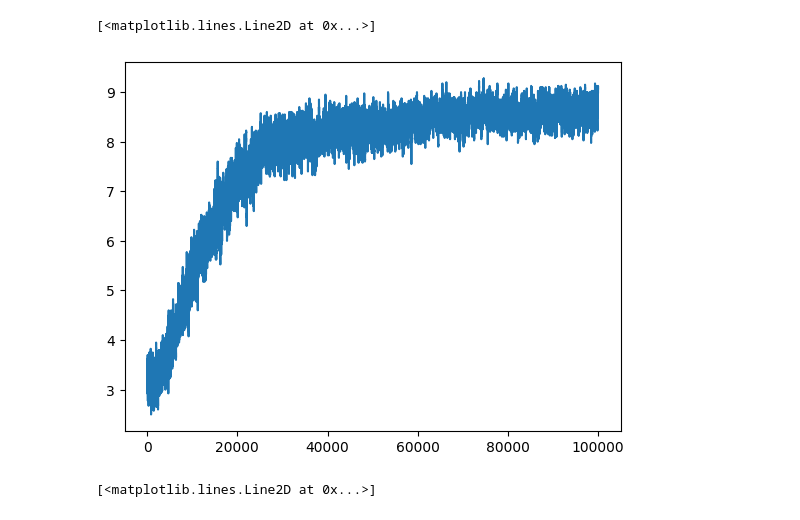
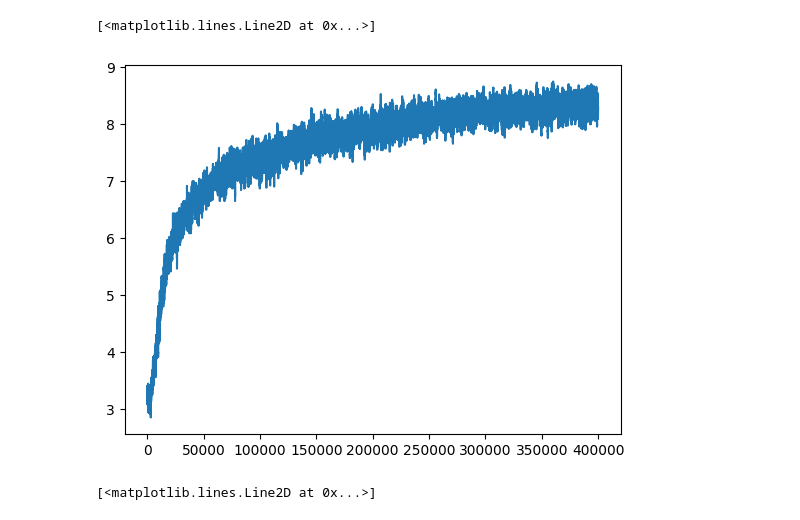
Before and after one commit to akshilpatel/tile-match-gym, a Jupyter notebook: src/tile_match_gym/working.ipynb, the cells around one changed output. Drawn from its saved outputs; the diff is of its cells as text; code cells hidden in the pictures.

```diff
--- a/src/tile_match_gym/working.ipynb
+++ b/src/tile_match_gym/working.ipynb
@@ -34,27 +14,0 @@ array([[3, 1, 5],
-# %%
-env = TileMatchEnv(4, 3, 5, 10, [], [], seed=1)
-env = OneHotWrapper(env)
-assert env.observation_space["board"].shape == (5 + 2, 4, 3)
-assert env.observation_space["num_moves_left"].n == 11
-
-obs, info = env.reset()
-
-assert np.array_equal(env.unwrapped.board.board[0], #
-                      np.array([[3, 1, 5],
-                                [3, 4, 1],
-                                [2, 5, 5],
-                                [5, 3, 2]]))
-
-
-# Check colours
-assert np.array_equal(obs["board"][:, 0, 0], np.array([0, 0, 0, 1, 0, 0, 1], dtype=np.float32)), obs["board"][:, 0, 0]
-assert np.array_equal(obs["board"][:, 0, 1], np.array([0, 1, 0, 0, 0, 0, 1], dtype=np.float32)), obs["board"][:, 0, 1]
-assert obs["num_moves_left"] == 10
-
-
-env = TileMatchEnv(5, 5, 3, 10, ["bomb"], [], seed=2)
-env = OneHotWrapper(env)
-obs, info = env.reset()
-
-print(env.unwrapped.board.board)
-assert np.array_equal(obs["board"][:, 2, 2], np.array([0, 1, 0, 0, 1, 0], dtype=np.float32)), obs["board"][:, 2, 2]
@@ -82,4 +14,0 @@ env.unwrapped.num_colours
-# %%
-env = gym.make("TileMatch-v0", num_rows=3, num_cols=3, num_colours=2, num_moves=10, colour_specials=["vertical_laser", "horizontal_laser", "bomb"], colourless_specials=["cookie"])
-env = ProportionRewardWrapper(env)
-env = OneHotWrapper(env)
@@ -90,4 +14,0 @@ AttributeError: 'Board' object has no attribute 'board'
-# %%
-obs, _ = env.reset()
-
-obs["board"].shape
@@ -196,5 +147,7 @@ def train(agent, num_episodes:int = 1000):
 # %%
 rng = np.random.default_rng(0)
+env = gym.make("TileMatch-v0", num_rows=3, num_cols=3, num_colours=2, num_moves=10, colour_specials=[], colourless_specials=[], seed=100)
+env = ProportionRewardWrapper(env)
 agent = QLearningAgent(lr=0.25, epsilon=1, gamma=0.7, num_actions=env.num_actions, rng=rng)
-r, eff_a, obs_seen, agent = train(agent, 100_000)
+r, eff_a, obs_seen, agent = train(agent, env, 400_000)
 # %% [output]
@@ -210,9 +162,9 @@ def moving_average(data, window_size):
 # %%
 
-plt.plot(moving_average(eff_a, 40))
+plt.plot(moving_average(eff_a, 150))
 # %% [output]
 [<matplotlib.lines.Line2D at 0x...>]
-[figure, old version]
+[figure, new version]
 # %%
 plt.plot(moving_average(eff_a, 100))
 # %% [output]
```
Also changed, not shown: parts of 24 cells of this notebook.
